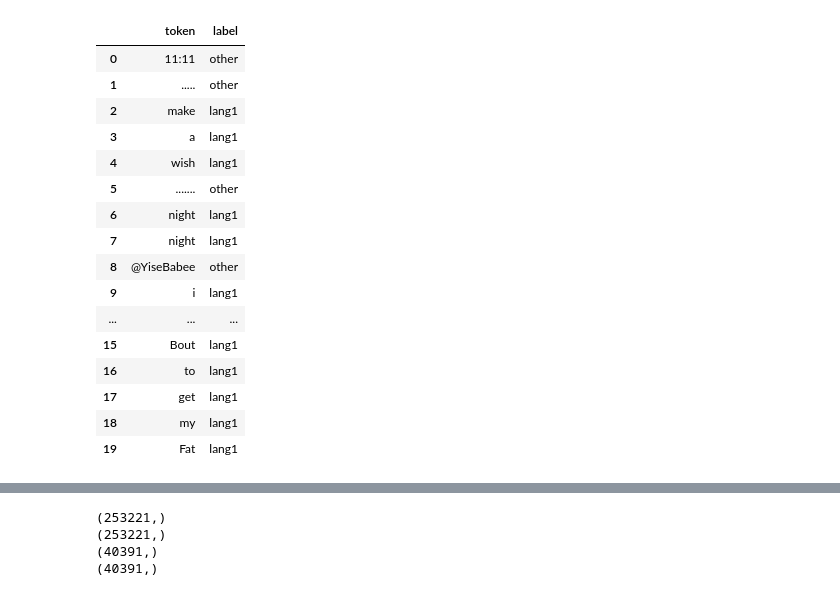
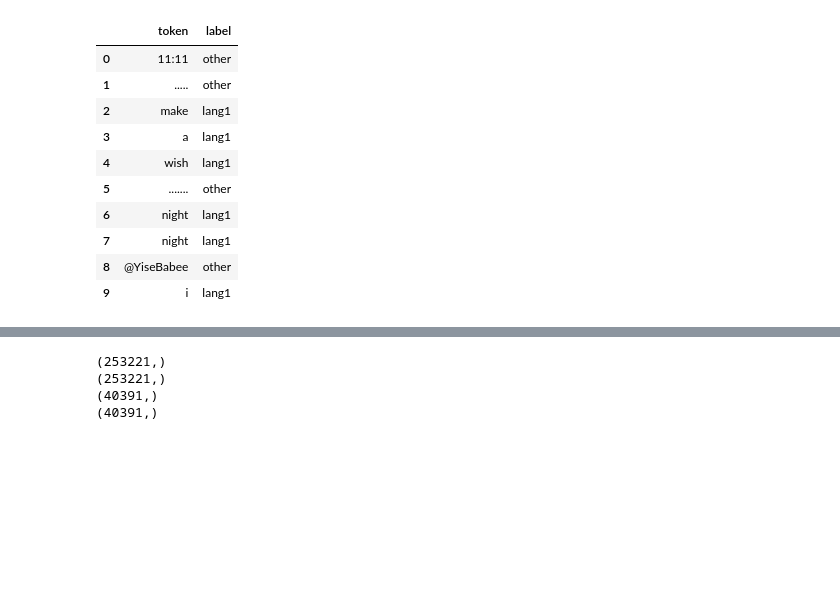
Before and after one commit to Lidan0241/language-detection, a Jupyter notebook: svm_model.ipynb, the cells around one changed output, grey strips where cells are left out. Saved outputs shown, nothing was run; the diff lists cells and outputs as text; code cells hidden in the pictures; blank space fills up the shorter version.

```diff
--- a/svm_model.ipynb
+++ b/svm_model.ipynb
@@ -25,22 +25,16 @@ def read_corpus_to_dataframe(filepath):
 # %%
 df_train = read_corpus_to_dataframe('./data/es-en/train.conll')
 df_dev = read_corpus_to_dataframe('./data/es-en/dev.conll')
-df_train[:20]
+df_train[:10]
 # %% [output]
 |  | token | label |
 | 0 | 11:11 | other |
 | 1 | ..... | other |
 | 2 | make | lang1 |
 | 3 | a | lang1 |
 | 4 | wish | lang1 |
 | 5 | ....... | other |
 | 6 | night | lang1 |
 | 7 | night | lang1 |
 | 8 | @YiseBabee | other |
 | 9 | i | lang1 |
-| ... | ... | ... |
-| 15 | Bout | lang1 |
-| 16 | to | lang1 |
-| 17 | get | lang1 |
-| 18 | my | lang1 |
-| 19 | Fat | lang1 |
```
Also changed, not shown: parts of 8 cells of this notebook, 1 other file.
